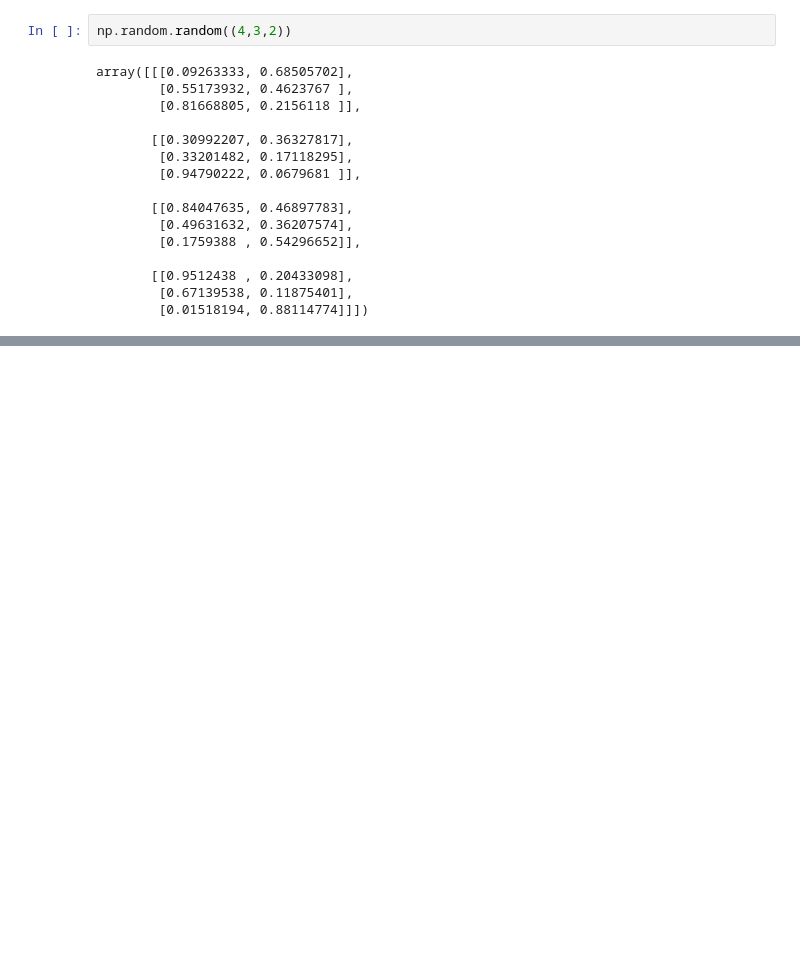
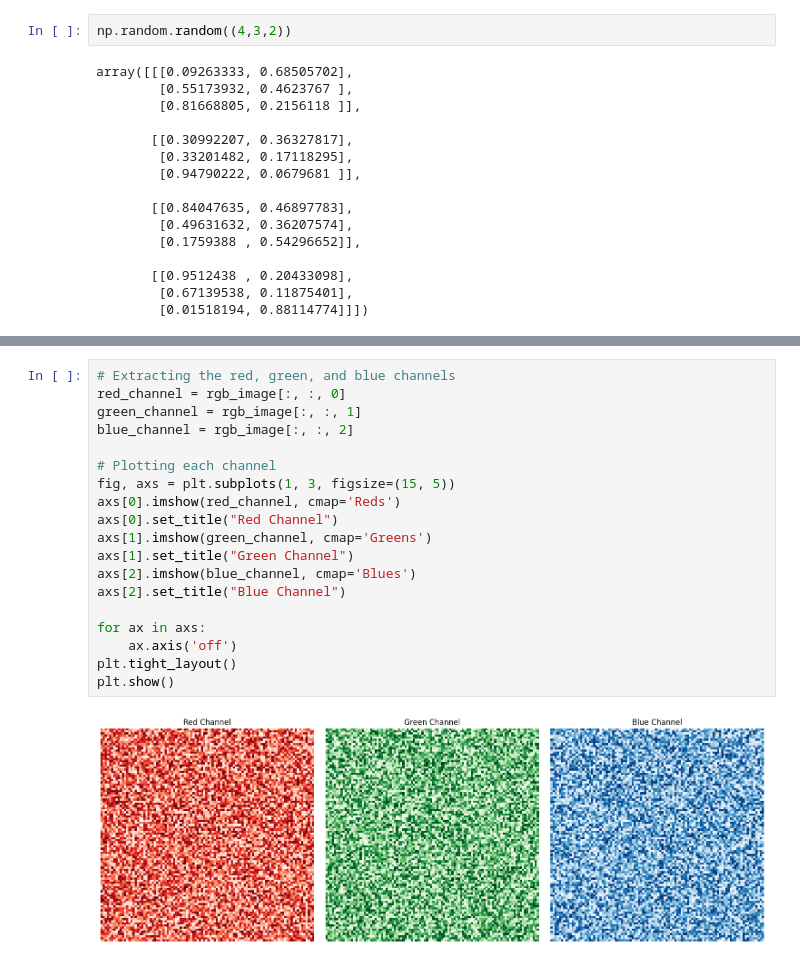
Before and after one commit to abdulsamadkhan/MachineLearningTutorials, a Jupyter notebook: Introduction to numpy.ipynb, the cells around one changed output, grey strips where cells are left out. Cells and saved outputs as stored; diff of their text form; blank space fills up the shorter version.

```diff
--- a/Introduction to numpy.ipynb
+++ b/Introduction to numpy.ipynb
@@ -833,0 +892,21 @@ array([[[0.09263333, 0.68505702],
+# %%
+# Extracting the red, green, and blue channels
+red_channel = rgb_image[:, :, 0]
+green_channel = rgb_image[:, :, 1]
+blue_channel = rgb_image[:, :, 2]
+
+# Plotting each channel
+fig, axs = plt.subplots(1, 3, figsize=(15, 5))
+axs[0].imshow(red_channel, cmap='Reds')
+axs[0].set_title("Red Channel")
+axs[1].imshow(green_channel, cmap='Greens')
+axs[1].set_title("Green Channel")
+axs[2].imshow(blue_channel, cmap='Blues')
+axs[2].set_title("Blue Channel")
+
+for ax in axs:
+    ax.axis('off')
+plt.tight_layout()
+plt.show()
+# %% [output]
+[figure, added]
```
Also changed, not shown: parts of 11 cells of this notebook.
